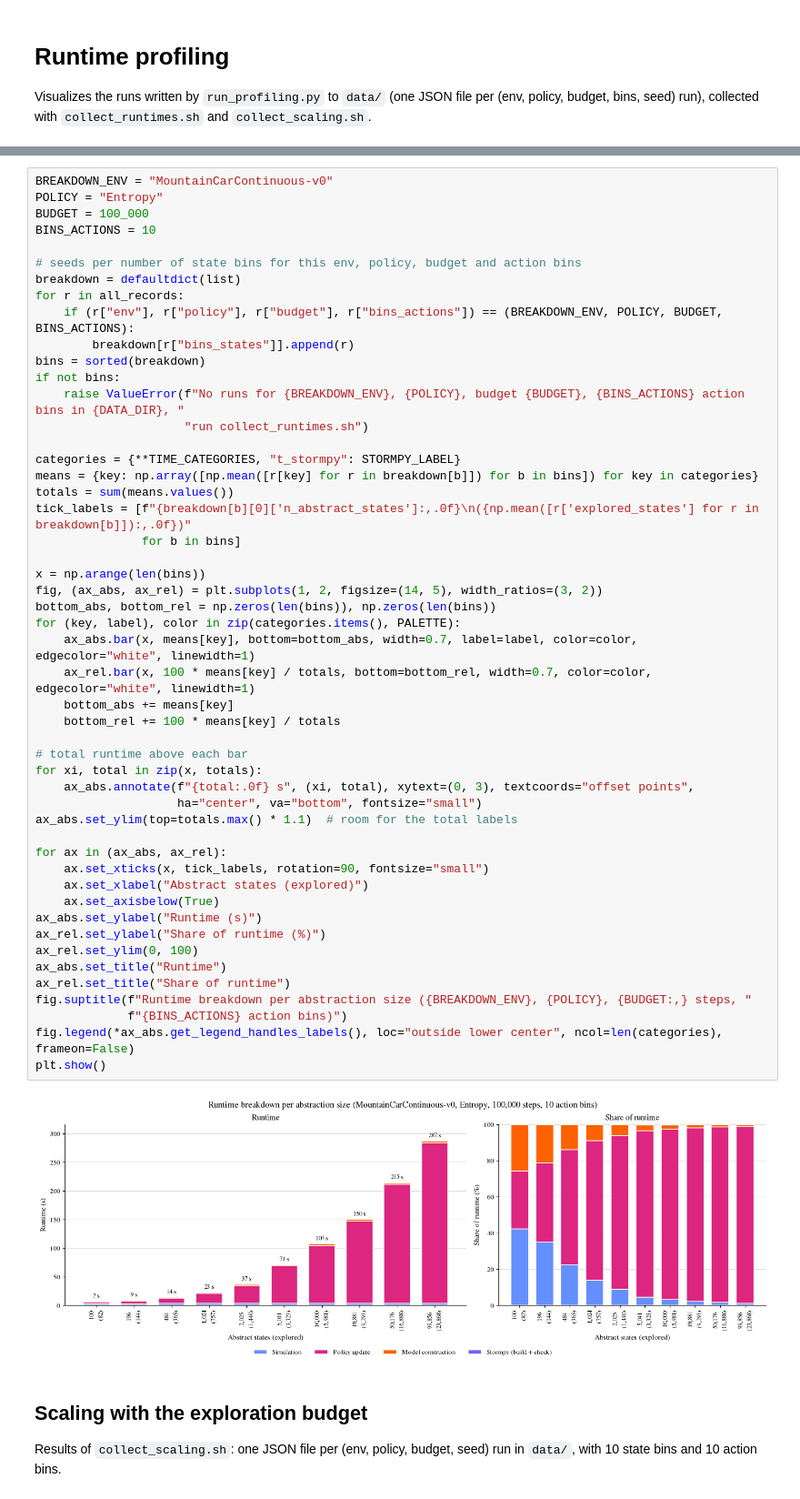
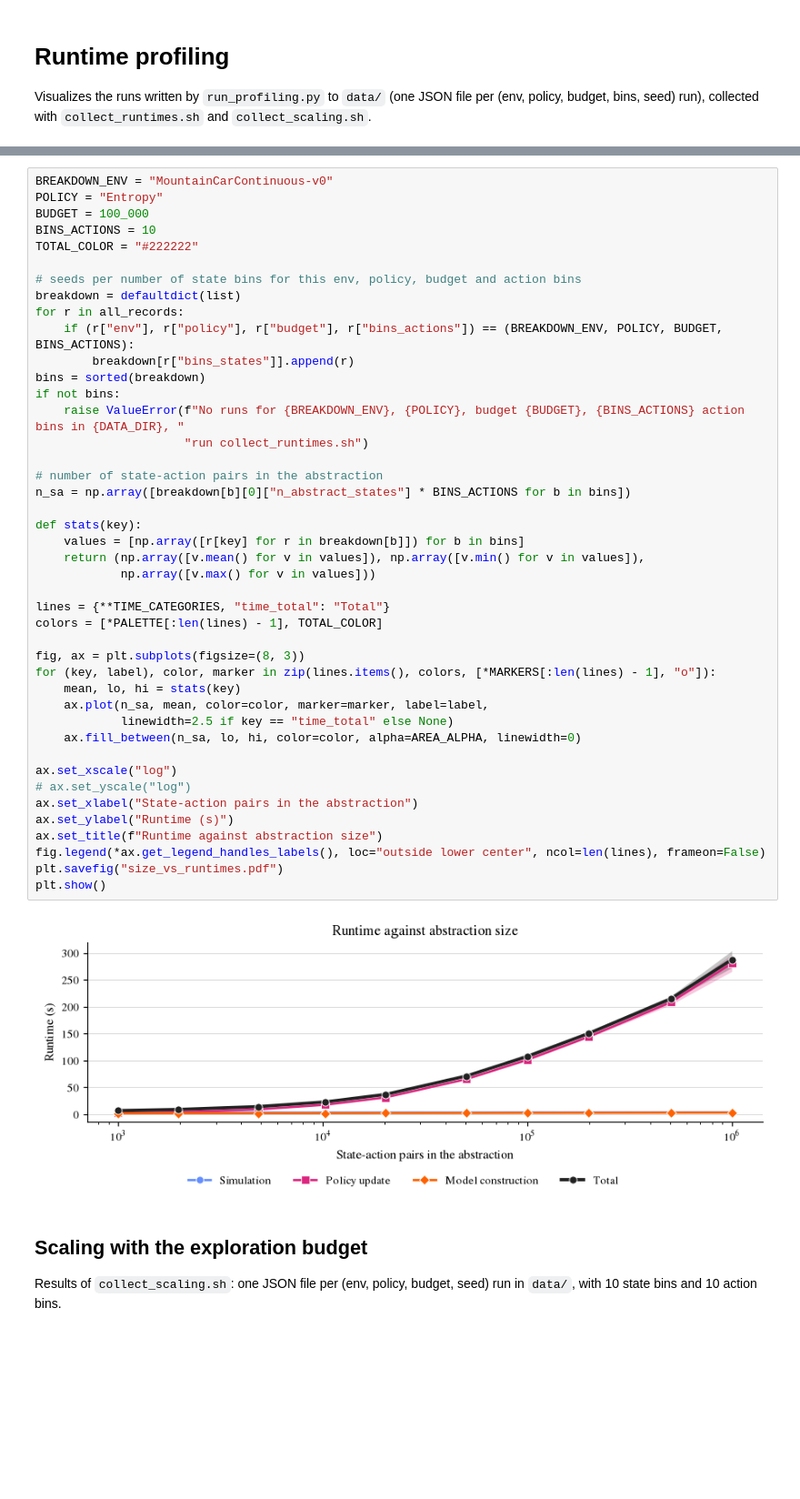
Before and after one commit to ai-fm/VeriGym, a Jupyter notebook: examples/tech_eval_files/runtimes_profiling/visualize_runtimes.ipynb, the cells around one changed output, grey strips where cells are left out. Shown at 91% size. Drawn from its saved outputs; the diff is of its cells as text; blank space fills up the shorter version.

```diff
--- a/examples/tech_eval_files/runtimes_profiling/visualize_runtimes.ipynb
+++ b/examples/tech_eval_files/runtimes_profiling/visualize_runtimes.ipynb
@@ -49,55 +49,48 @@ number of explored states. The right panel shows the same breakdown as a share o
 # %%
 BREAKDOWN_ENV = "MountainCarContinuous-v0"
 POLICY = "Entropy"
 BUDGET = 100_000
 BINS_ACTIONS = 10
+TOTAL_COLOR = "#222222"
 
 # seeds per number of state bins for this env, policy, budget and action bins
 breakdown = defaultdict(list)
 for r in all_records:
     if (r["env"], r["policy"], r["budget"], r["bins_actions"]) == (BREAKDOWN_ENV, POLICY, BUDGET, BINS_ACTIONS):
         breakdown[r["bins_states"]].append(r)
 bins = sorted(breakdown)
 if not bins:
     raise ValueError(f"No runs for {BREAKDOWN_ENV}, {POLICY}, budget {BUDGET}, {BINS_ACTIONS} action bins in {DATA_DIR}, "
                      "run collect_runtimes.sh")
 
-categories = {**TIME_CATEGORIES, "t_stormpy": STORMPY_LABEL}
-means = {key: np.array([np.mean([r[key] for r in breakdown[b]]) for b in bins]) for key in categories}
-totals = sum(means.values())
-tick_labels = [f"{breakdown[b][0]['n_abstract_states']:,.0f}\n({np.mean([r['explored_states'] for r in breakdown[b]]):,.0f})"
-               for b in bins]
+# number of state-action pairs in the abstraction
+n_sa = np.array([breakdown[b][0]["n_abstract_states"] * BINS_ACTIONS for b in bins])
 
-x = np.arange(len(bins))
-fig, (ax_abs, ax_rel) = plt.subplots(1, 2, figsize=(14, 5), width_ratios=(3, 2))
-bottom_abs, bottom_rel = np.zeros(len(bins)), np.zeros(len(bins))
-for (key, label), color in zip(categories.items(), PALETTE):
-    ax_abs.bar(x, means[key], bottom=bottom_abs, width=0.7, label=label, color=color, edgecolor="white", linewidth=1)
-    ax_rel.bar(x, 100 * means[key] / totals, bottom=bottom_rel, width=0.7, color=color, edgecolor="white", linewidth=1)
-    bottom_abs += means[key]
-    bottom_rel += 100 * means[key] / totals
+def stats(key):
+    values = [np.array([r[key] for r in breakdown[b]]) for b in bins]
+    return (np.array([v.mean() for v in values]), np.array([v.min() for v in values]),
+            np.array([v.max() for v in values]))
 
-# total runtime above each bar
-for xi, total in zip(x, totals):
-    ax_abs.annotate(f"{total:.0f} s", (xi, total), xytext=(0, 3), textcoords="offset points",
-                    ha="center", va="bottom", fontsize="small")
-ax_abs.set_ylim(top=totals.max() * 1.1)  # room for the total labels
+lines = {**TIME_CATEGORIES, "time_total": "Total"}
+colors = [*PALETTE[:len(lines) - 1], TOTAL_COLOR]
 
-for ax in (ax_abs, ax_rel):
-    ax.set_xticks(x, tick_labels, rotation=90, fontsize="small")
-    ax.set_xlabel("Abstract states (explored)")
-    ax.set_axisbelow(True)
-ax_abs.set_ylabel("Runtime (s)")
-ax_rel.set_ylabel("Share of runtime (%)")
-ax_rel.set_ylim(0, 100)
-ax_abs.set_title("Runtime")
-ax_rel.set_title("Share of runtime")
-fig.suptitle(f"Runtime breakdown per abstraction size ({BREAKDOWN_ENV}, {POLICY}, {BUDGET:,} steps, "
-             f"{BINS_ACTIONS} action bins)")
-fig.legend(*ax_abs.get_legend_handles_labels(), loc="outside lower center", ncol=len(categories), frameon=False)
+fig, ax = plt.subplots(figsize=(8, 3))
+for (key, label), color, marker in zip(lines.items(), colors, [*MARKERS[:len(lines) - 1], "o"]):
+    mean, lo, hi = stats(key)
+    ax.plot(n_sa, mean, color=color, marker=marker, label=label,
+            linewidth=2.5 if key == "time_total" else None)
+    ax.fill_between(n_sa, lo, hi, color=color, alpha=AREA_ALPHA, linewidth=0)
+
+ax.set_xscale("log")
+# ax.set_yscale("log")
+ax.set_xlabel("State-action pairs in the abstraction")
+ax.set_ylabel("Runtime (s)")
+ax.set_title(f"Runtime against abstraction size")
+fig.legend(*ax.get_legend_handles_labels(), loc="outside lower center", ncol=len(lines), frameon=False)
+plt.savefig("size_vs_runtimes.pdf")
 plt.show()
 # %% [output]
-[figure, old version]
+[figure, new version]
 # %% [markdown]
 ## Scaling with the exploration budget
 
```
Also changed, not shown: parts of 6 cells of this notebook, 3 other files.
